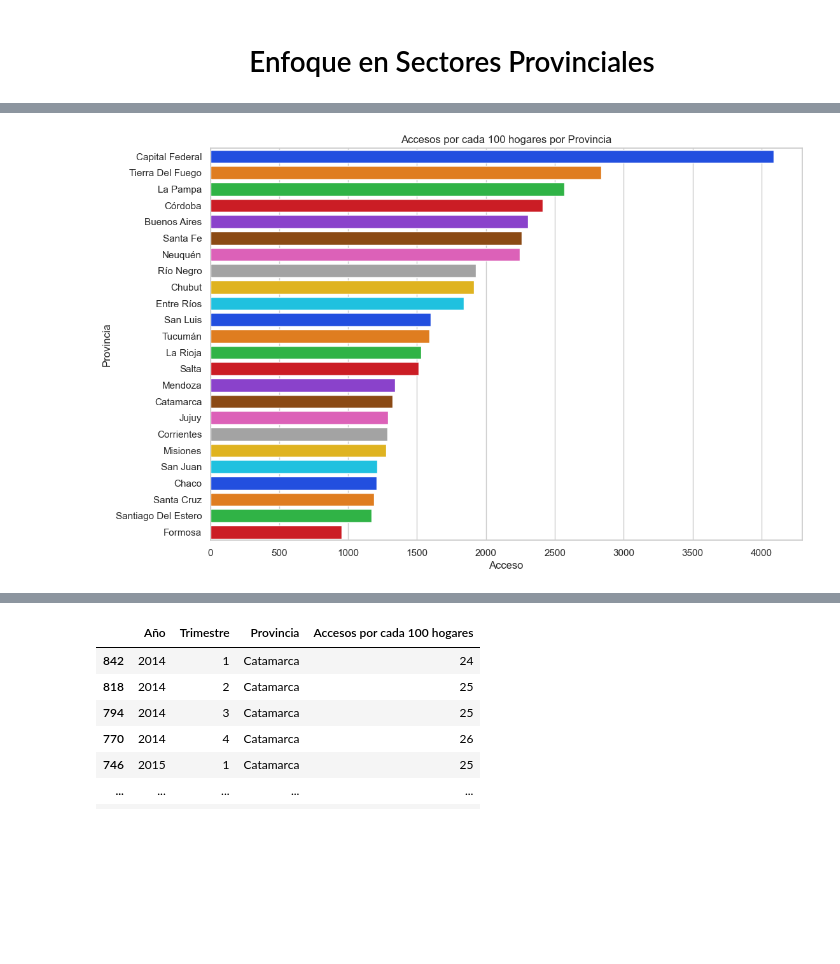
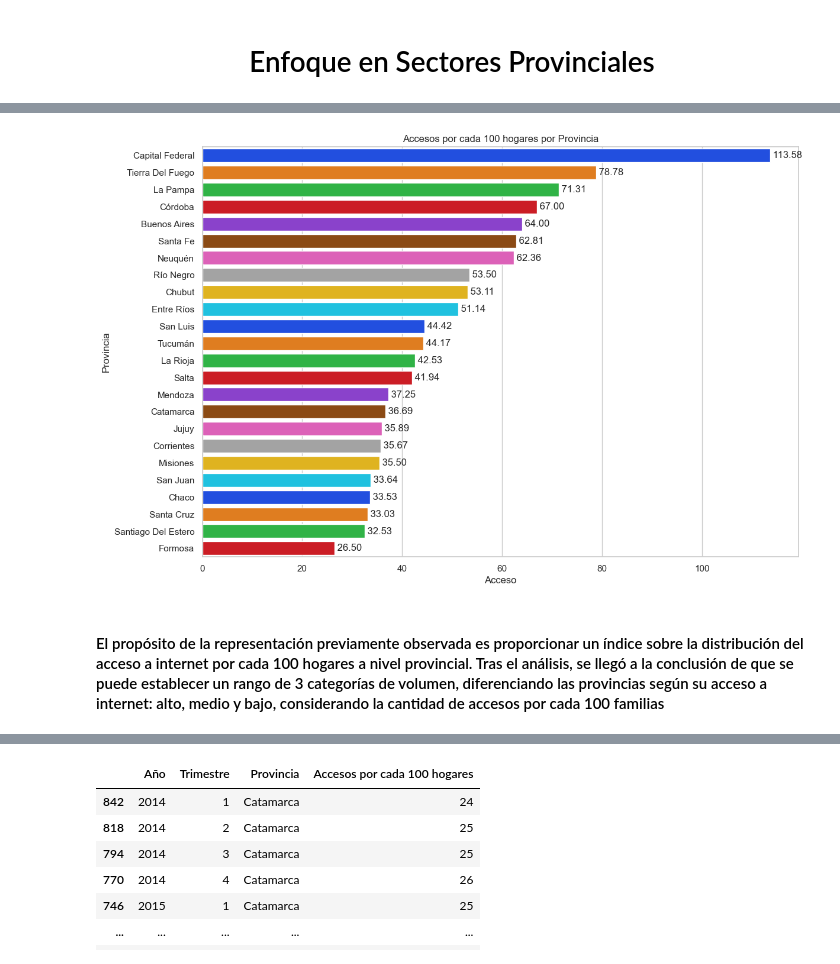
Before and after one commit to jonathancastillo185/Proyecto-2, a Jupyter notebook: ETL/EDA.ipynb, the cells around one changed output, grey strips where cells are left out. Drawn from its saved outputs; the diff is of its cells as text; code cells hidden in the pictures; blank space fills up the shorter version.

```diff
--- a/ETL/EDA.ipynb
+++ b/ETL/EDA.ipynb
@@ -284,7 +292,7 @@ plt.show()
 # %% [markdown]
 <h1><center>Enfoque en Sectores Provinciales</center></h1>
 # %%
-Provincial = internet_penetracion.groupby(['Provincia'])['Accesos por cada 100 hogares'].sum()
+Provincial = internet_penetracion.groupby(['Provincia'])['Accesos por cada 100 hogares'].mean()
 
 Provincial = {'Provincia' : Provincial.index, 'Acceso' : Provincial.values}
 
@@ -305,18 +321,23 @@ Provincial.head(3)
 # %%
 sns.set(style="whitegrid", palette="bright")
 
 # Crear el gráfico de barras
-plt.figure(figsize=(12, 8))  # Ajusta el tamaño del gráfico según tu preferencia
+plt.figure(figsize=(13, 9))  # Ajustar el tamaño del gráfico según tu preferencia
 
 barplot = sns.barplot(x='Acceso', y='Provincia', data=Provincial, palette='bright')
 
 barplot.set_title('Accesos por cada 100 hogares por Provincia')
-
 barplot.set_ylabel('Provincia')
 
-plt.show()  # Muestra el gráfico de barras
+# Agregar los valores en el interior de las barras
+for index, value in enumerate(Provincial['Acceso']):
+    barplot.text(value, index, f' {value:.2f}', va='center')
+
+plt.show()  # Mostrar el gráfico de barras
 # %% [output]
-[figure, old version]
+[figure, new version]
+# %% [markdown]
+#### El propósito de la representación previamente observada es proporcionar un índice sobre la distribución del acceso a internet por cada 100 hogares a nivel provincial. Tras el análisis, se llegó a la conclusión de que se puede establecer un rango de 3 categorías de volumen, diferenciando las provincias según su acceso a internet: alto, medio y bajo, considerando la cantidad de accesos por cada 100 familias
 # %%
 #---> Calculo los cuartiles
 cuartiles = Provincial['Acceso'].quantile([0.3, 0.5, 0.7])
```
Also changed, not shown: parts of 22 cells of this notebook, 1 other file.
